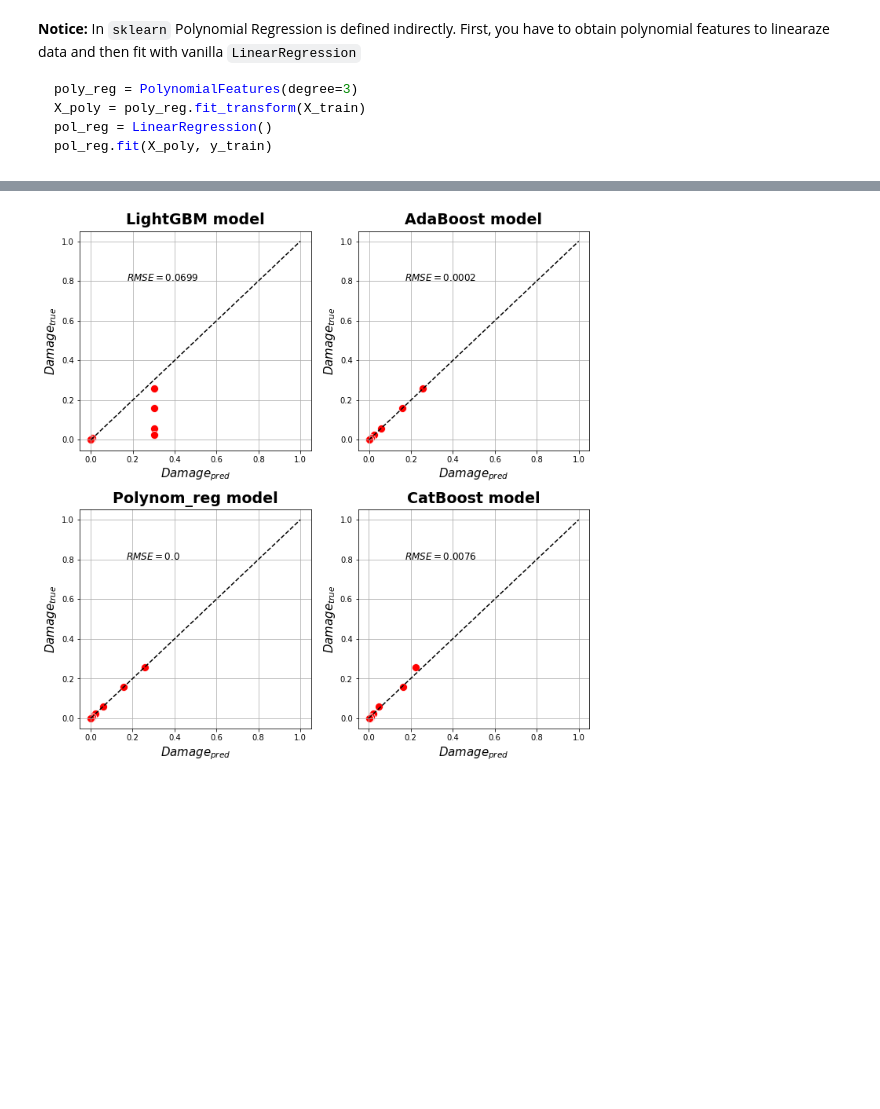
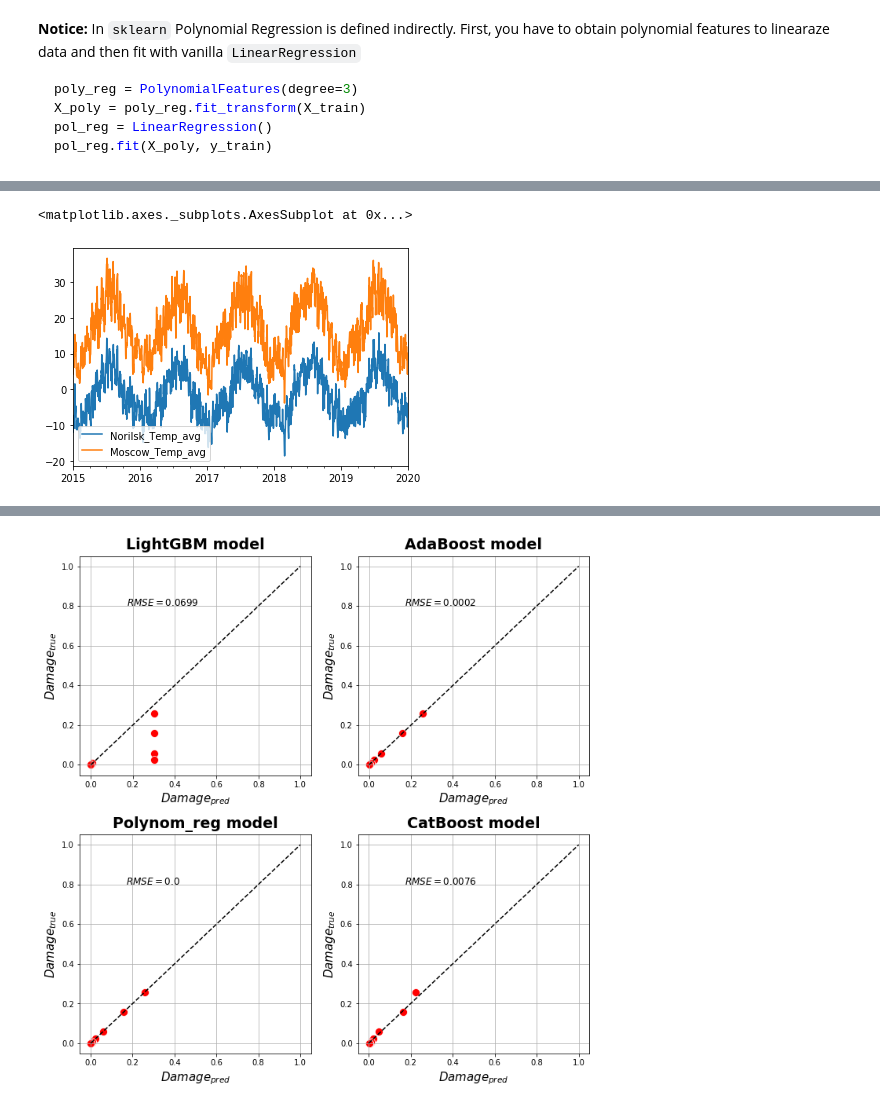
Before and after one commit to raevskymichail/ciam_ml_model, a Jupyter notebook: stacked_model_by_zone.ipynb, the cells around one changed output, grey strips where cells are left out. Saved outputs shown, nothing was run; the diff lists cells and outputs as text; code cells hidden in the pictures; blank space fills up the shorter version.

```diff
--- a/stacked_model_by_zone.ipynb
+++ b/stacked_model_by_zone.ipynb
@@ -172,0 +82,14 @@ Warning: less than 75% gpu memory available for training. Free: 5967.1875 Total:
+# %%
+babel_weather.index = pd.to_datetime(babel_weather.loc[:, ['Year', 'Month', 'Day']])
+# %%
+babel_weather.drop(columns=['Year', 'Month', 'Day', 'Hour', 'Minute'], inplace=True)
+# %%
+df = babel_weather['2015-01-01':'2020-01-01']
+# %%
+df['Norilsk_Temp_avg'] = df['Tmin'] -10
+df['Moscow_Temp_avg'] = df['Tmax']
+# %%
+df.loc[:, ['Norilsk_Temp_avg', 'Moscow_Temp_avg']].plot()
+# %% [output]
+<matplotlib.axes._subplots.AxesSubplot at 0x...>
+[figure, added]
```
Also changed, not shown: parts of 36 cells of this notebook, 32 other files.
